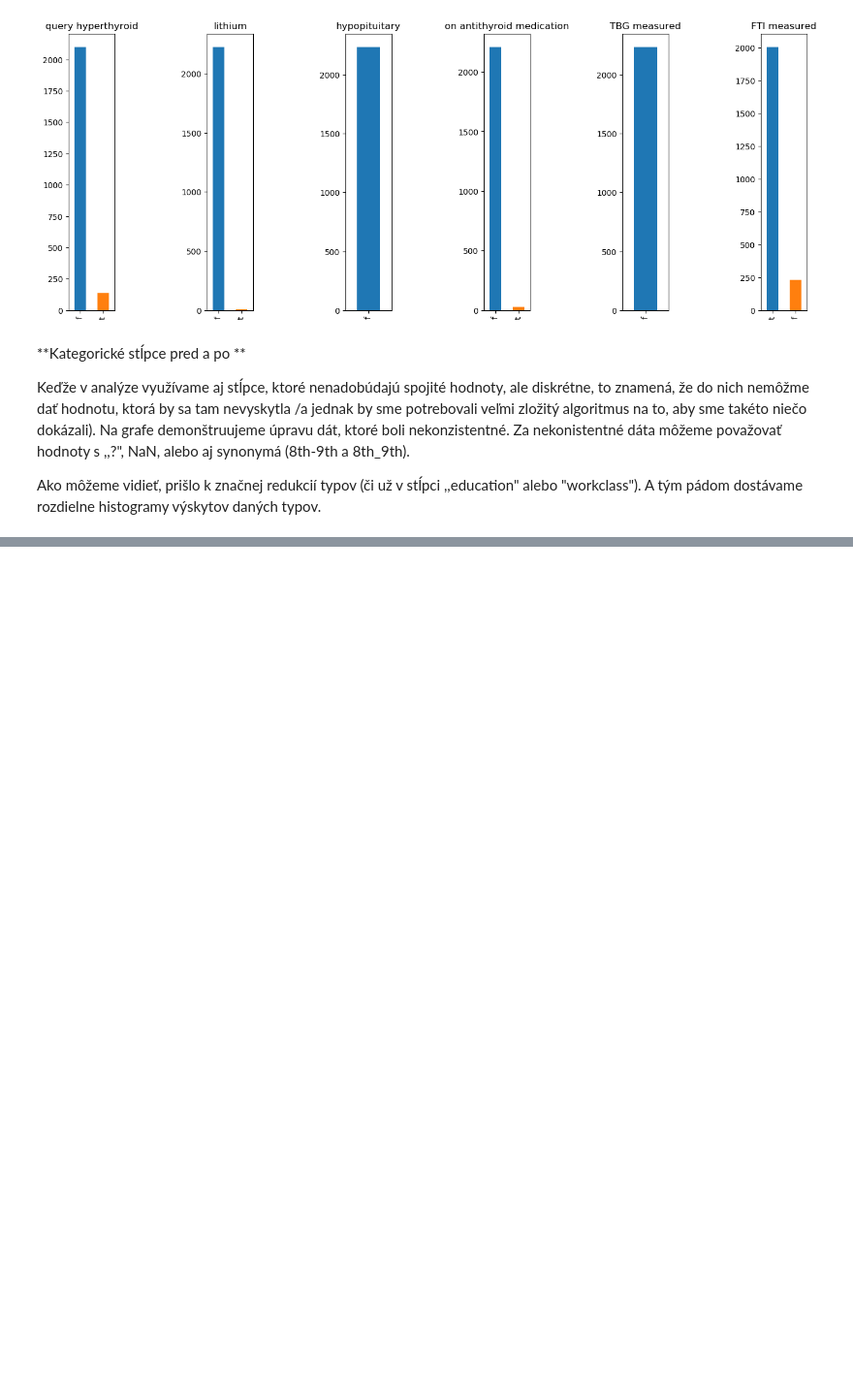
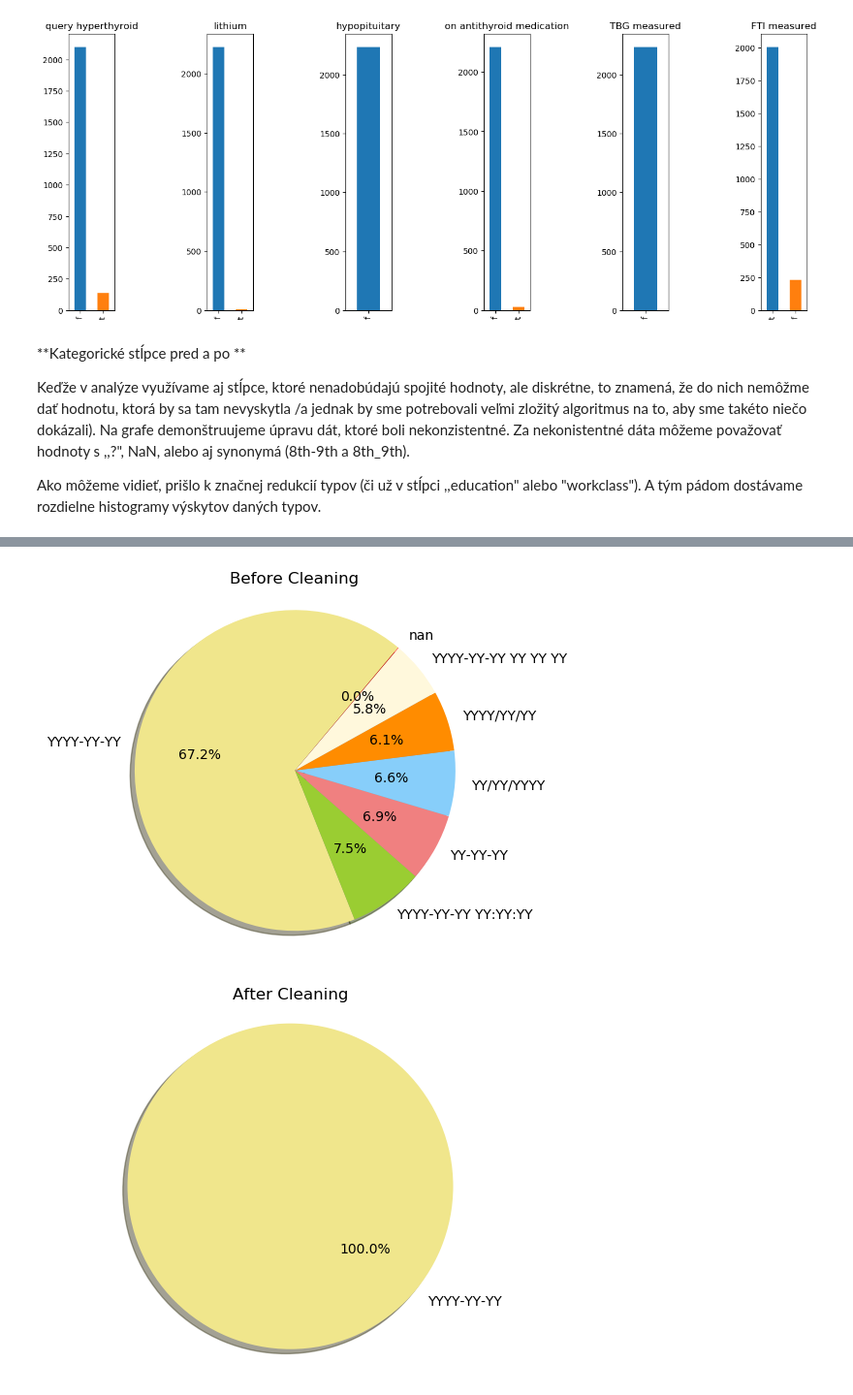
Before and after one commit to zuhi6/IAU-Projekt, a Jupyter notebook: Projekt_2_faza.ipynb, the cells around one changed output, grey strips where cells are left out. Shown at 97% size. Drawn from its saved outputs; the diff is of its cells as text; code cells hidden in the pictures; blank space fills up the shorter version.

```diff
--- a/Projekt_2_faza.ipynb
+++ b/Projekt_2_faza.ipynb
@@ -615,0 +639,31 @@ plt.show()
+# %%
+date_format_count_before = merged_before_transform["date_of_birth"].map(lambda x:re.sub(r'[0-9]','Y',str(x))).value_counts()
+date_format_count_after = merged["date_of_birth"].map(lambda x:re.sub(r'[0-9]','Y',str(x))).value_counts()
+
+
+labels = date_format_count_before.index
+sizes = date_format_count_before.values
+colors = ['khaki', 'yellowgreen', 'lightcoral', 'lightskyblue','darkorange','cornsilk','red']
+explode = (0.1, 0, 0, 0)  # explode 1st slice
+
+# Plot
+plt.pie(sizes, labels=labels, colors=colors,
+        autopct='%1.1f%%', shadow=True, startangle=50)
+
+plt.axis('equal')
+plt.title('Before Cleaning')
+plt.show()
+
+labels = date_format_count_after.index
+sizes = date_format_count_after.values
+colors = ['khaki', 'yellowgreen', 'lightcoral', 'lightskyblue','darkorange','cornsilk','red']
+explode = (0.1, 0, 0, 0)  # explode 1st slice
+
+# Plot
+plt.pie(sizes, labels=labels, colors=colors,autopct='%1.1f%%', shadow=True, startangle=140)
+plt.title('After Cleaning')
+plt.axis('equal')
+plt.show()
+# %% [output]
+[figure, added]
+[figure, added]
```
Also changed, not shown: parts of 32 cells of this notebook.
